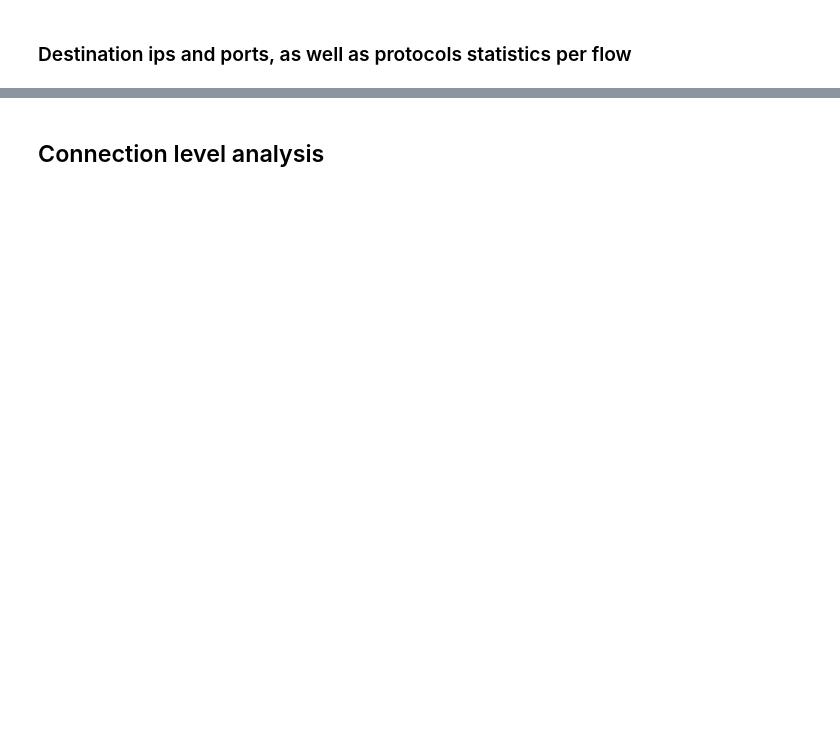
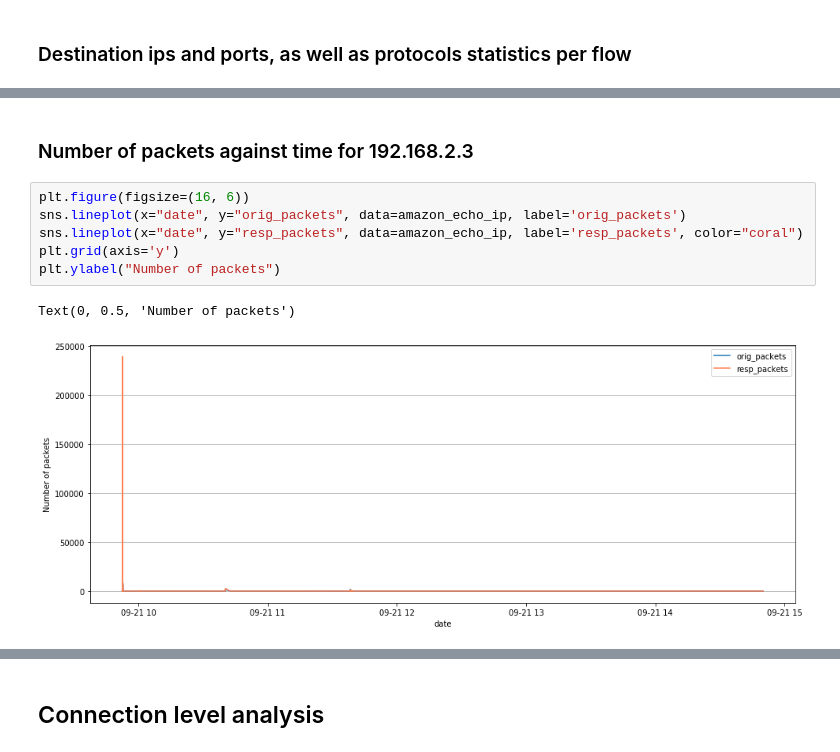
Before and after one commit to ghabbenjansen/thesis-vasileios, a Jupyter notebook: feature_analysis_IOT23.ipynb, the cells around one changed output, grey strips where cells are left out. Cells and saved outputs as stored; diff of their text form; blank space fills up the shorter version.

```diff
--- a/feature_analysis_IOT23.ipynb
+++ b/feature_analysis_IOT23.ipynb
@@ -116,0 +171,11 @@ amazon_grouped_source_ip_net
+# %% [markdown]
+### Number of packets against time for 192.168.2.3
+# %%
+plt.figure(figsize=(16, 6))
+sns.lineplot(x="date", y="orig_packets", data=amazon_echo_ip, label='orig_packets')
+sns.lineplot(x="date", y="resp_packets", data=amazon_echo_ip, label='resp_packets', color="coral")
+plt.grid(axis='y')
+plt.ylabel("Number of packets")
+# %% [output]
+Text(0, 0.5, 'Number of packets')
+[figure, added]
```
Also changed, not shown: parts of 49 cells of this notebook, 1 other file.
